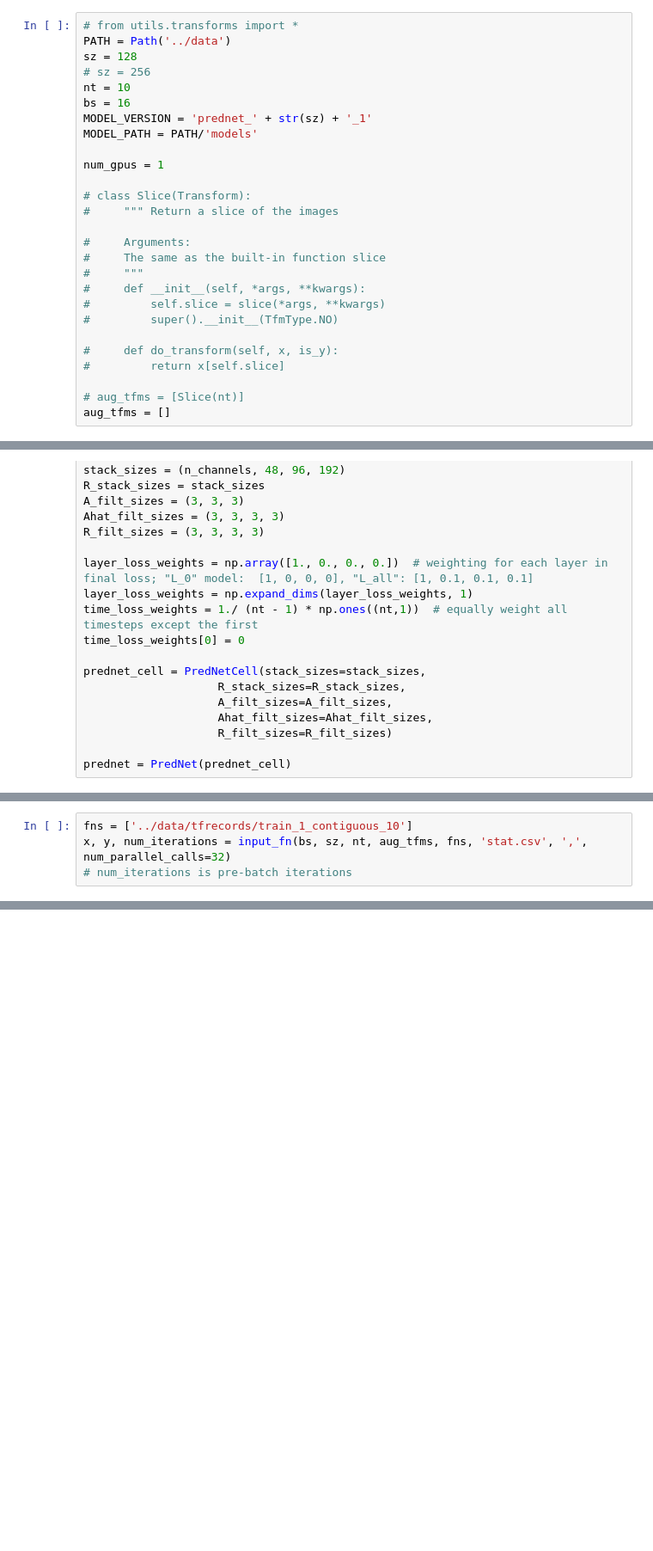
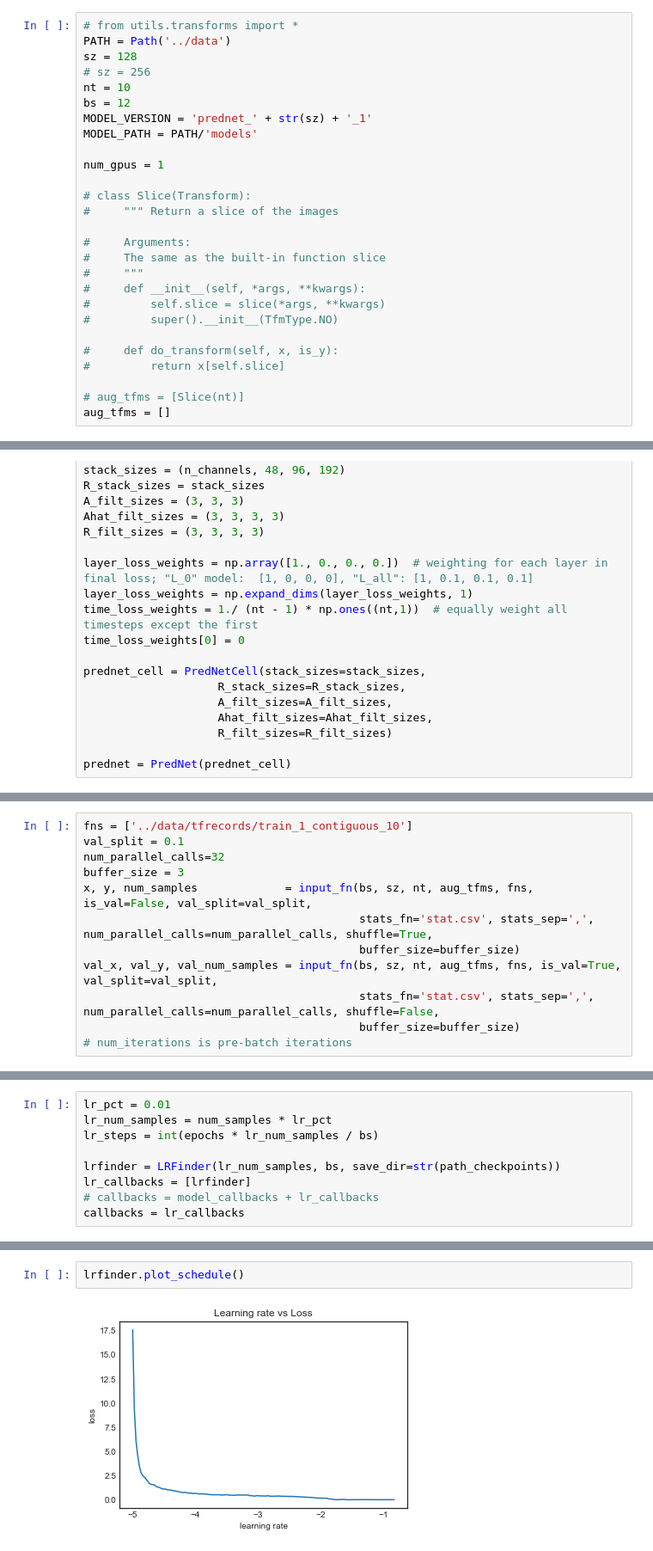
Before and after one commit to ChessWarrior/pred-rain, a Jupyter notebook: yang/lr_find.ipynb, the cells around one changed output, grey strips where cells are left out. Shown at 86% size. Saved outputs shown, nothing was run; the diff lists cells and outputs as text; blank space fills up the shorter version.

```diff
--- a/yang/lr_find.ipynb
+++ b/yang/lr_find.ipynb
@@ -24,7 +22,7 @@ PATH = Path('../data')
 sz = 128
 # sz = 256
 nt = 10
-bs = 16
+bs = 12
 MODEL_VERSION = 'prednet_' + str(sz) + '_1'
 MODEL_PATH = PATH/'models'
 
@@ -113,4 +106,12 @@ _________________________________________________________________
 # %%
 fns = ['../data/tfrecords/train_1_contiguous_10']
-x, y, num_iterations = input_fn(bs, sz, nt, aug_tfms, fns, 'stat.csv', ',', num_parallel_calls=32)
+val_split = 0.1
+num_parallel_calls=32
+buffer_size = 3
+x, y, num_samples             = input_fn(bs, sz, nt, aug_tfms, fns, is_val=False, val_split=val_split,
+                                         stats_fn='stat.csv', stats_sep=',', num_parallel_calls=num_parallel_calls, shuffle=True,
+                                         buffer_size=buffer_size)
+val_x, val_y, val_num_samples = input_fn(bs, sz, nt, aug_tfms, fns, is_val=True, val_split=val_split,
+                                         stats_fn='stat.csv', stats_sep=',', num_parallel_calls=num_parallel_calls, shuffle=False,
+                                         buffer_size=buffer_size)
 # num_iterations is pre-batch iterations
@@ -140 +132,10 @@ callbacks = model_callbacks
+# %%
+lr_pct = 0.01
+lr_num_samples = num_samples * lr_pct
+lr_steps = int(epochs * lr_num_samples / bs)
+
+lrfinder = LRFinder(lr_num_samples, bs, save_dir=str(path_checkpoints))
+lr_callbacks = [lrfinder]
+# callbacks = model_callbacks + lr_callbacks
+callbacks = lr_callbacks
 # %%
@@ -157,0 +149,4 @@ FailedPreconditionError: Error while reading resource variable pred_net/Variable
+# %%
+lrfinder.plot_schedule()
+# %% [output]
+[figure, added]
```
Also changed, not shown: parts of 12 cells of this notebook, 10 other files.
